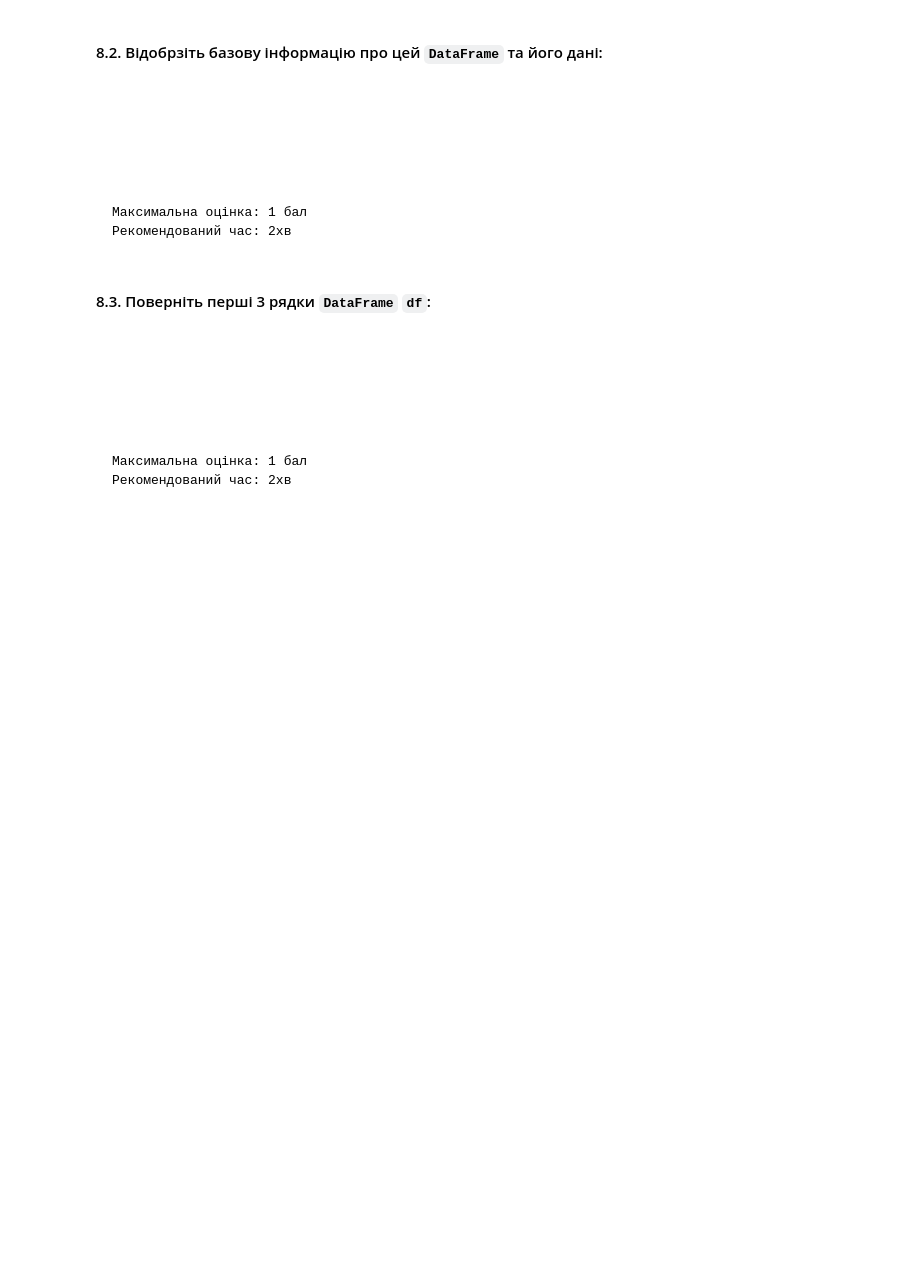
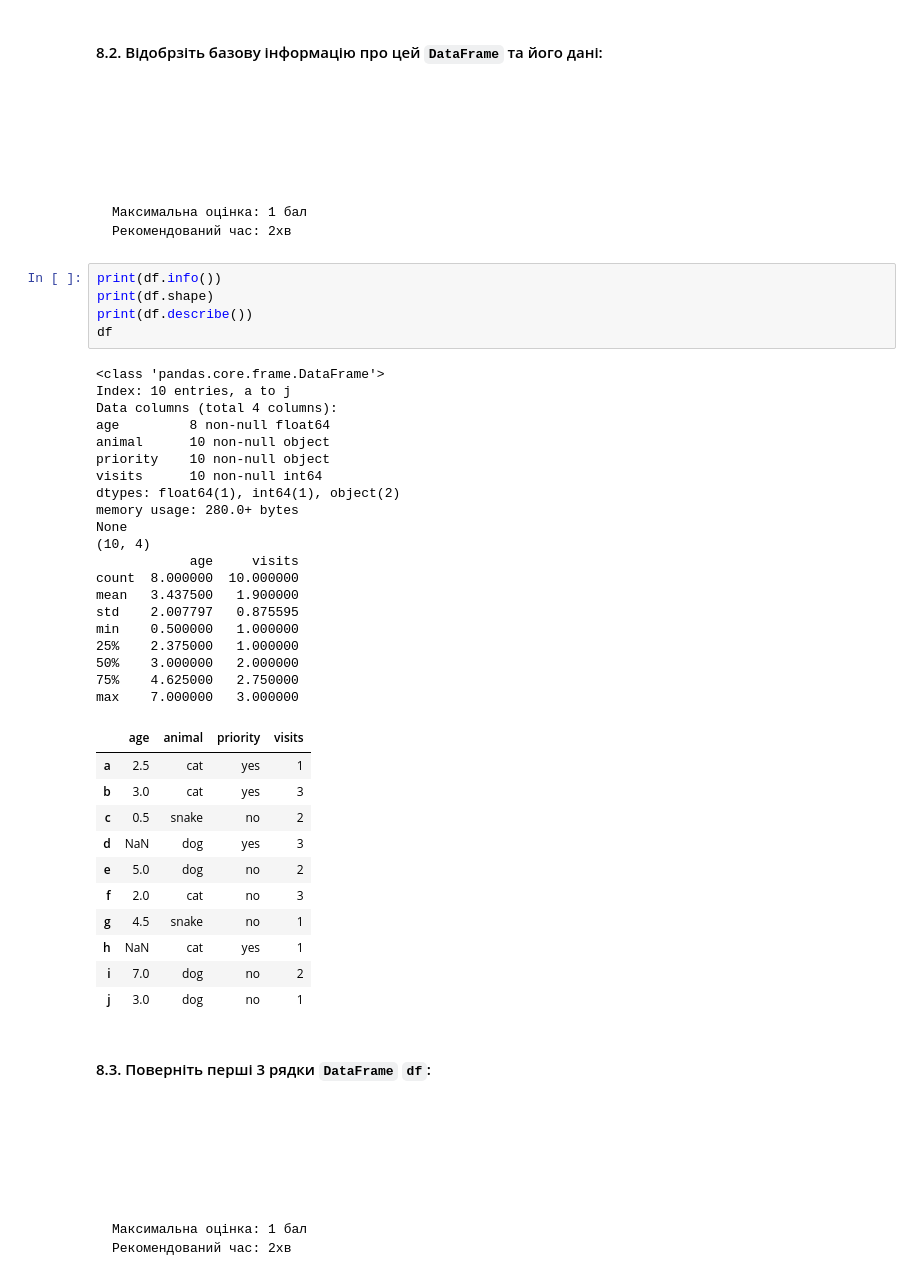
Before and after one commit to andriyrom/DataRoot1, a Jupyter notebook: DataRoot University DS100 Test #2_v1.ipynb, the cells around one changed output. Cells and saved outputs as stored; diff of their text form; blank space fills up the shorter version.

````diff
--- a/DataRoot University DS100 Test #2_v1.ipynb
+++ b/DataRoot University DS100 Test #2_v1.ipynb
@@ -333,6 +383,43 @@ labels = ['a', 'b', 'c', 'd', 'e', 'f', 'g', 'h', 'i', 'j']
 Максимальна оцінка: 1 бал
 Рекомендований час: 2хв
 ```
+# %%
+print(df.info())
+print(df.shape)
+print(df.describe())
+df
+# %% [output]
+<class 'pandas.core.frame.DataFrame'>
+Index: 10 entries, a to j
+Data columns (total 4 columns):
+age         8 non-null float64
+animal      10 non-null object
+priority    10 non-null object
+visits      10 non-null int64
+dtypes: float64(1), int64(1), object(2)
+memory usage: 280.0+ bytes
+None
+(10, 4)
+            age     visits
+count  8.000000  10.000000
+mean   3.437500   1.900000
+std    2.007797   0.875595
+min    0.500000   1.000000
+25%    2.375000   1.000000
+50%    3.000000   2.000000
+75%    4.625000   2.750000
+max    7.000000   3.000000
+|  | age | animal | priority | visits |
+| a | 2.5 | cat | yes | 1 |
+| b | 3.0 | cat | yes | 3 |
+| c | 0.5 | snake | no | 2 |
+| d | NaN | dog | yes | 3 |
+| e | 5.0 | dog | no | 2 |
+| f | 2.0 | cat | no | 3 |
+| g | 4.5 | snake | no | 1 |
+| h | NaN | cat | yes | 1 |
+| i | 7.0 | dog | no | 2 |
+| j | 3.0 | dog | no | 1 |
 # %% [markdown]
 #### 8.3. Поверніть перші 3 рядки ```DataFrame``` ```df```:
 ```
````
Also changed, not shown: parts of 13 cells of this notebook.
